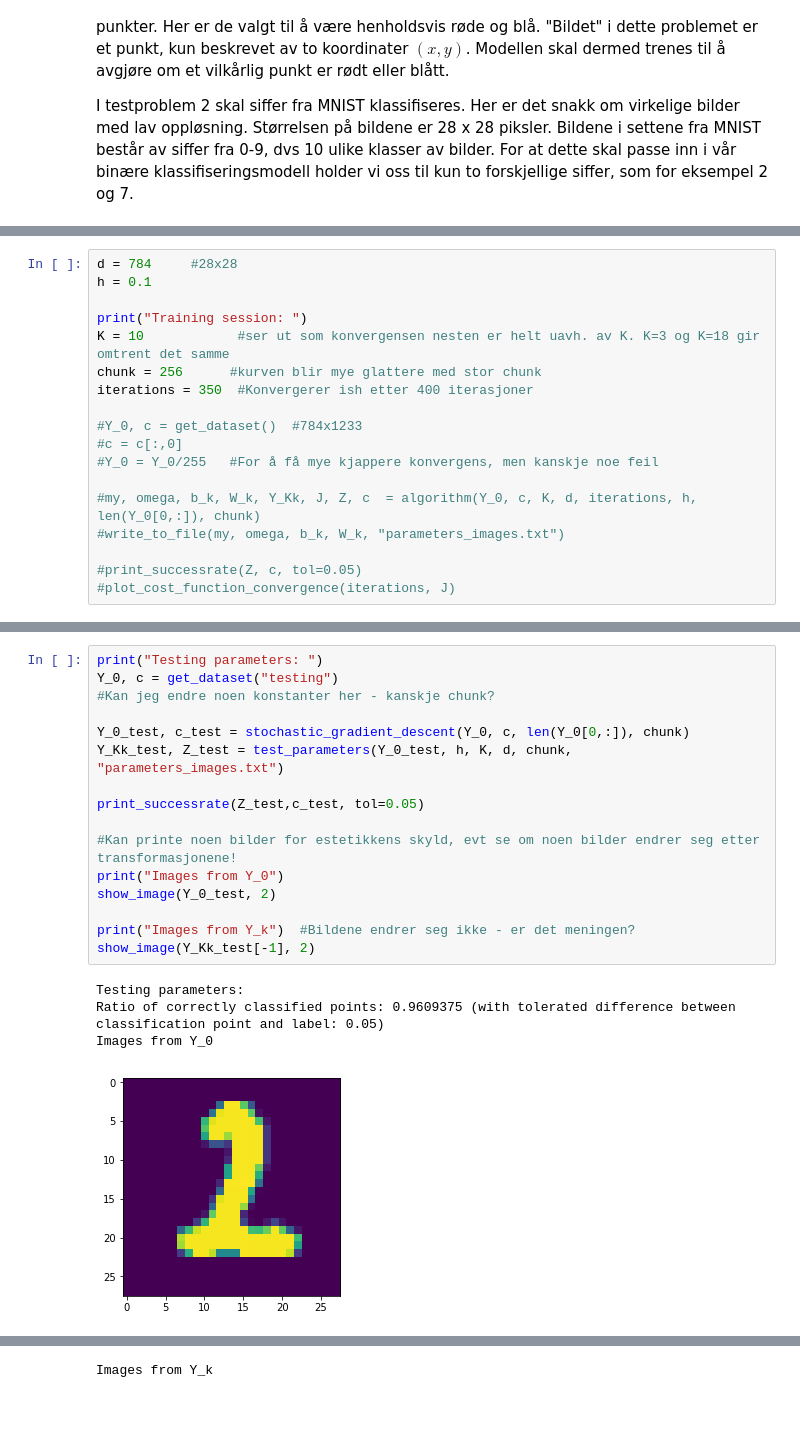
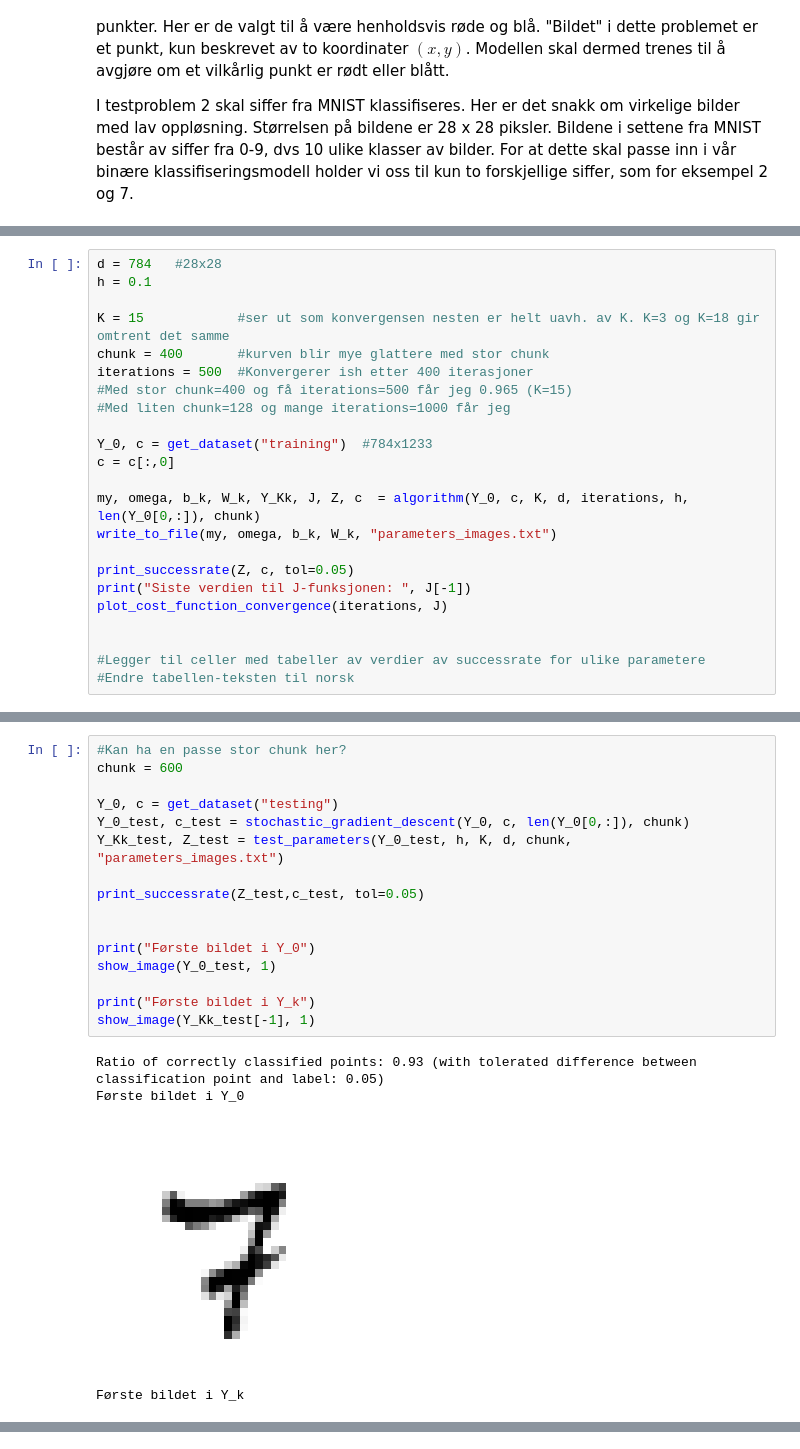
Before and after one commit to josteinklogetvedt/jostein, a Jupyter notebook: Vitber_TMA4320/Vitber_prosjekt2/Vitber_prosjekt2.ipynb, the cells around one changed output, grey strips where cells are left out. Saved outputs shown, nothing was run; the diff lists cells and outputs as text; blank space fills up the shorter version.

```diff
--- a/Vitber_TMA4320/Vitber_prosjekt2/Vitber_prosjekt2.ipynb
+++ b/Vitber_TMA4320/Vitber_prosjekt2/Vitber_prosjekt2.ipynb
@@ -261,20 +267,25 @@ Plotting test-results
 # %%
-d = 784     #28x28
+d = 784   #28x28
 h = 0.1
 
-print("Training session: ")
-K = 10            #ser ut som konvergensen nesten er helt uavh. av K. K=3 og K=18 gir omtrent det samme
-chunk = 256      #kurven blir mye glattere med stor chunk
-iterations = 350  #Konvergerer ish etter 400 iterasjoner
+K = 15            #ser ut som konvergensen nesten er helt uavh. av K. K=3 og K=18 gir omtrent det samme
+chunk = 400       #kurven blir mye glattere med stor chunk
+iterations = 500  #Konvergerer ish etter 400 iterasjoner
+#Med stor chunk=400 og få iterations=500 får jeg 0.965 (K=15)
+#Med liten chunk=128 og mange iterations=1000 får jeg
 
-#Y_0, c = get_dataset()  #784x1233
-#c = c[:,0]
-#Y_0 = Y_0/255   #For å få mye kjappere konvergens, men kanskje noe feil
+Y_0, c = get_dataset("training")  #784x1233
+c = c[:,0]
 
-#my, omega, b_k, W_k, Y_Kk, J, Z, c  = algorithm(Y_0, c, K, d, iterations, h, len(Y_0[0,:]), chunk)
-#write_to_file(my, omega, b_k, W_k, "parameters_images.txt")
+my, omega, b_k, W_k, Y_Kk, J, Z, c  = algorithm(Y_0, c, K, d, iterations, h, len(Y_0[0,:]), chunk)
+write_to_file(my, omega, b_k, W_k, "parameters_images.txt")
 
-#print_successrate(Z, c, tol=0.05)
-#plot_cost_function_convergence(iterations, J)
+print_successrate(Z, c, tol=0.05)
+print("Siste verdien til J-funksjonen: ", J[-1])
+plot_cost_function_convergence(iterations, J)
+
+
+#Legger til celler med tabeller av verdier av successrate for ulike parametere
+#Endre tabellen-teksten til norsk
 # %% [output]
 Training session:
@@ -291,21 +296,21 @@ Images from Y_k
 # %%
-print("Testing parameters: ")
+#Kan ha en passe stor chunk her?
+chunk = 600
+
 Y_0, c = get_dataset("testing")
-#Kan jeg endre noen konstanter her - kanskje chunk?
-
 Y_0_test, c_test = stochastic_gradient_descent(Y_0, c, len(Y_0[0,:]), chunk)
 Y_Kk_test, Z_test = test_parameters(Y_0_test, h, K, d, chunk, "parameters_images.txt")
 
 print_successrate(Z_test,c_test, tol=0.05)
 
-#Kan printe noen bilder for estetikkens skyld, evt se om noen bilder endrer seg etter transformasjonene!
-print("Images from Y_0")
-show_image(Y_0_test, 2)
 
-print("Images from Y_k")  #Bildene endrer seg ikke - er det meningen?
-show_image(Y_Kk_test[-1], 2)
+print("Første bildet i Y_0")
+show_image(Y_0_test, 1)
+
+print("Første bildet i Y_k")
+show_image(Y_Kk_test[-1], 1)
 # %% [output]
-Testing parameters:
-Ratio of correctly classified points: 0.9609375 (with tolerated difference between classification point and label: 0.05)
-Images from Y_0
+Ratio of correctly classified points: 0.93 (with tolerated difference between classification point and label: 0.05)
+Første bildet i Y_0
-[figure, old version]
+[figure, new version]
+Første bildet i Y_k
@@ -313 +317,0 @@ Images from Y_0
-Images from Y_k
```
Also changed, not shown: parts of 17 cells of this notebook.
